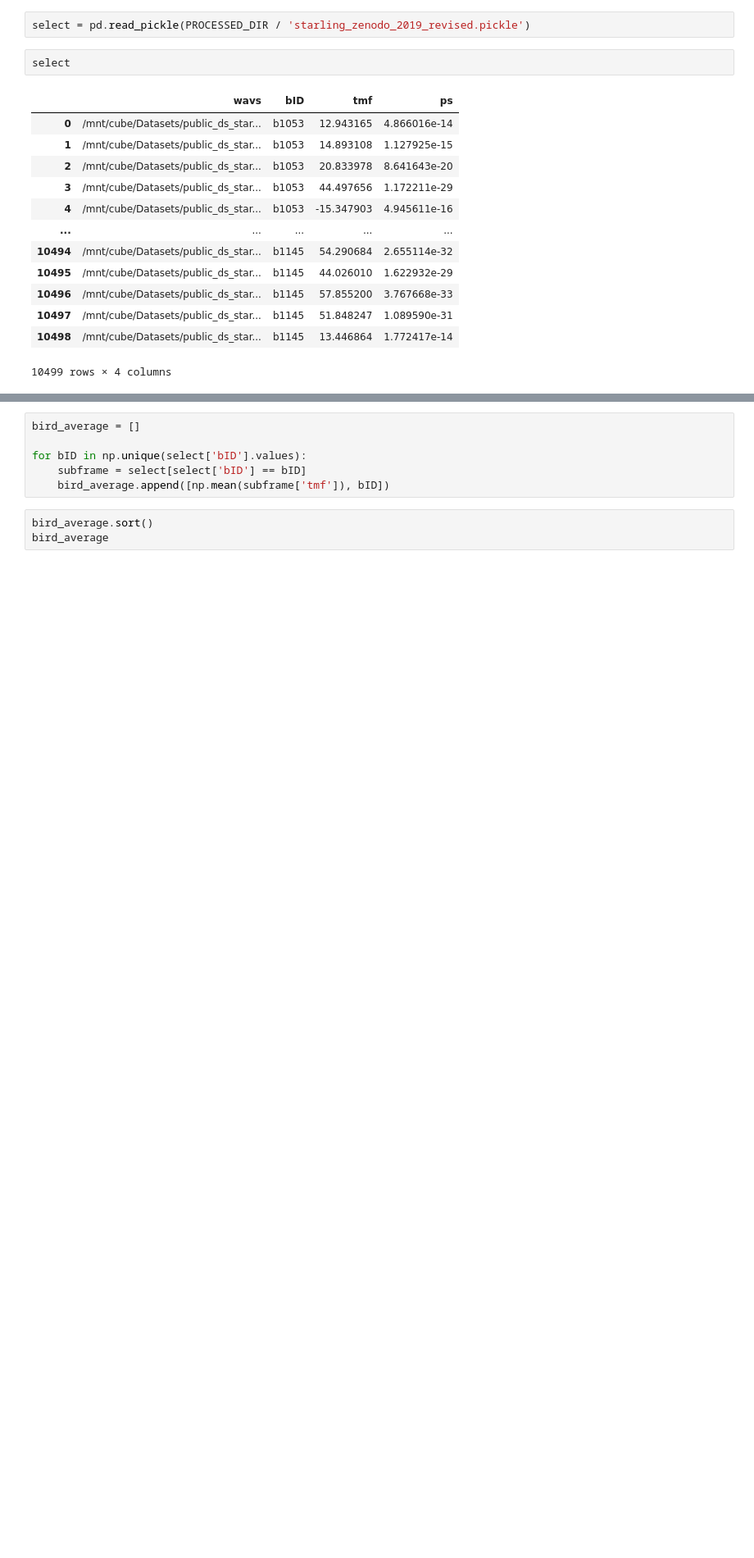
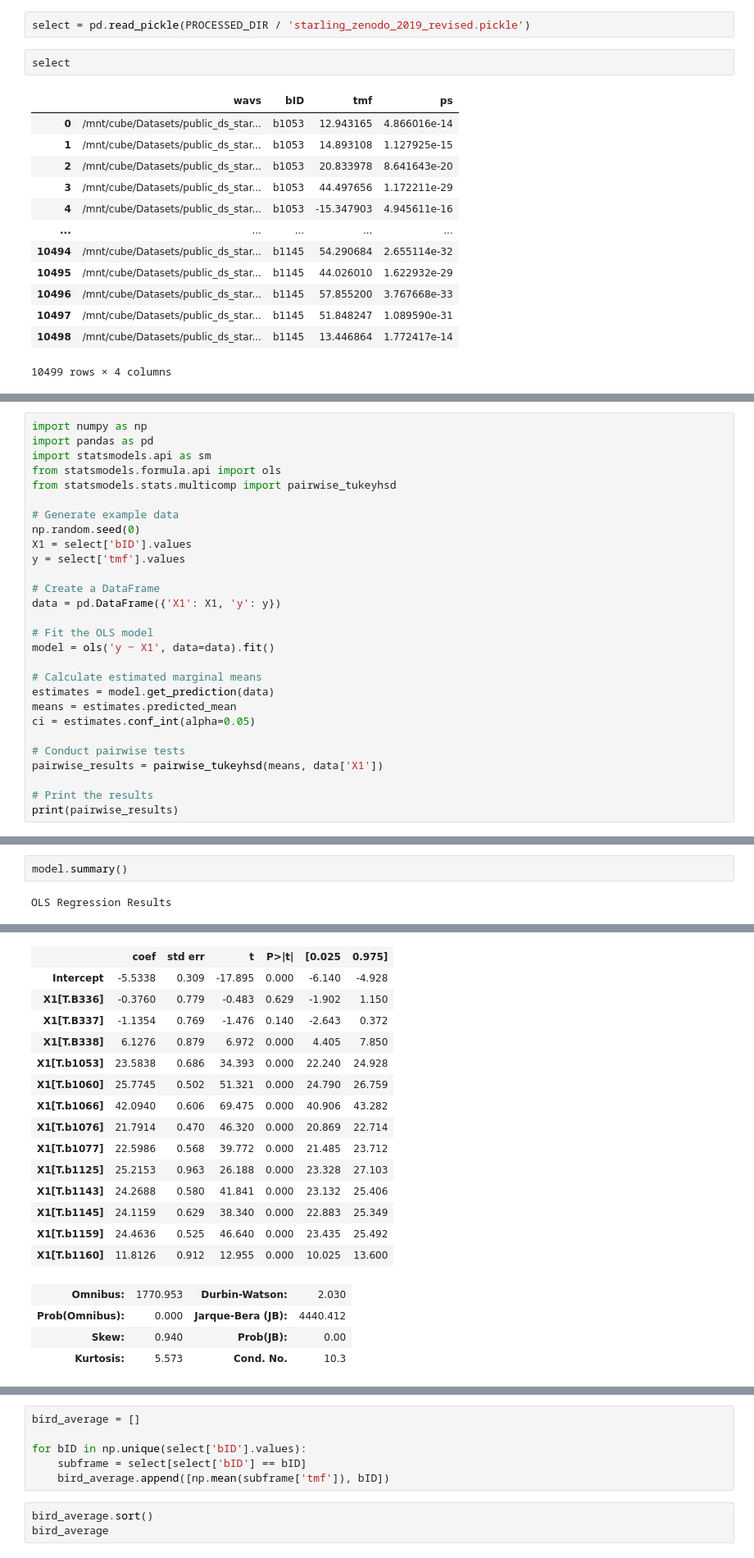
Before and after one commit to xingjeffrey/starling_rhythm_mfdfa, a Jupyter notebook: notebooks/0.00 MFDFA on Zenodo Dataset/Visualize Reparsed TMF.ipynb, the cells around one changed output, grey strips where cells are left out. Shown at 82% size. Saved outputs shown, nothing was run; the diff lists cells and outputs as text; blank space fills up the shorter version.

```diff
--- a/notebooks/0.00 MFDFA on Zenodo Dataset/Visualize Reparsed TMF.ipynb
+++ b/notebooks/0.00 MFDFA on Zenodo Dataset/Visualize Reparsed TMF.ipynb
@@ -24,0 +51,28 @@ select
+# %%
+import numpy as np
+import pandas as pd
+import statsmodels.api as sm
+from statsmodels.formula.api import ols
+from statsmodels.stats.multicomp import pairwise_tukeyhsd
+
+# Generate example data
+np.random.seed(0)
+X1 = select['bID'].values
+y = select['tmf'].values
+
+# Create a DataFrame
+data = pd.DataFrame({'X1': X1, 'y': y})
+
+# Fit the OLS model
+model = ols('y ~ X1', data=data).fit()
+
+# Calculate estimated marginal means
+estimates = model.get_prediction(data)
+means = estimates.predicted_mean
+ci = estimates.conf_int(alpha=0.05)
+
+# Conduct pairwise tests
+pairwise_results = pairwise_tukeyhsd(means, data['X1'])
+
+# Print the results
+print(pairwise_results)
@@ -24,0 +97,4 @@ select
+# %%
+model.summary()
+# %% [output]
+OLS Regression Results
@@ -24,0 +110,19 @@ select
+|  | coef | std err | t | P>|t| | [0.025 | 0.975] |
+| Intercept | -5.5338 | 0.309 | -17.895 | 0.000 | -6.140 | -4.928 |
+| X1[T.B336] | -0.3760 | 0.779 | -0.483 | 0.629 | -1.902 | 1.150 |
+| X1[T.B337] | -1.1354 | 0.769 | -1.476 | 0.140 | -2.643 | 0.372 |
+| X1[T.B338] | 6.1276 | 0.879 | 6.972 | 0.000 | 4.405 | 7.850 |
+| X1[T.b1053] | 23.5838 | 0.686 | 34.393 | 0.000 | 22.240 | 24.928 |
+| X1[T.b1060] | 25.7745 | 0.502 | 51.321 | 0.000 | 24.790 | 26.759 |
+| X1[T.b1066] | 42.0940 | 0.606 | 69.475 | 0.000 | 40.906 | 43.282 |
+| X1[T.b1076] | 21.7914 | 0.470 | 46.320 | 0.000 | 20.869 | 22.714 |
+| X1[T.b1077] | 22.5986 | 0.568 | 39.772 | 0.000 | 21.485 | 23.712 |
+| X1[T.b1125] | 25.2153 | 0.963 | 26.188 | 0.000 | 23.328 | 27.103 |
+| X1[T.b1143] | 24.2688 | 0.580 | 41.841 | 0.000 | 23.132 | 25.406 |
+| X1[T.b1145] | 24.1159 | 0.629 | 38.340 | 0.000 | 22.883 | 25.349 |
+| X1[T.b1159] | 24.4636 | 0.525 | 46.640 | 0.000 | 23.435 | 25.492 |
+| X1[T.b1160] | 11.8126 | 0.912 | 12.955 | 0.000 | 10.025 | 13.600 |
+| Omnibus: | 1770.953 | Durbin-Watson: | 2.030 |
+| Prob(Omnibus): | 0.000 | Jarque-Bera (JB): | 4440.412 |
+| Skew: | 0.940 | Prob(JB): | 0.00 |
+| Kurtosis: | 5.573 | Cond. No. | 10.3 |
```
Also changed, not shown: parts of 10 cells of this notebook, 14 other files.
